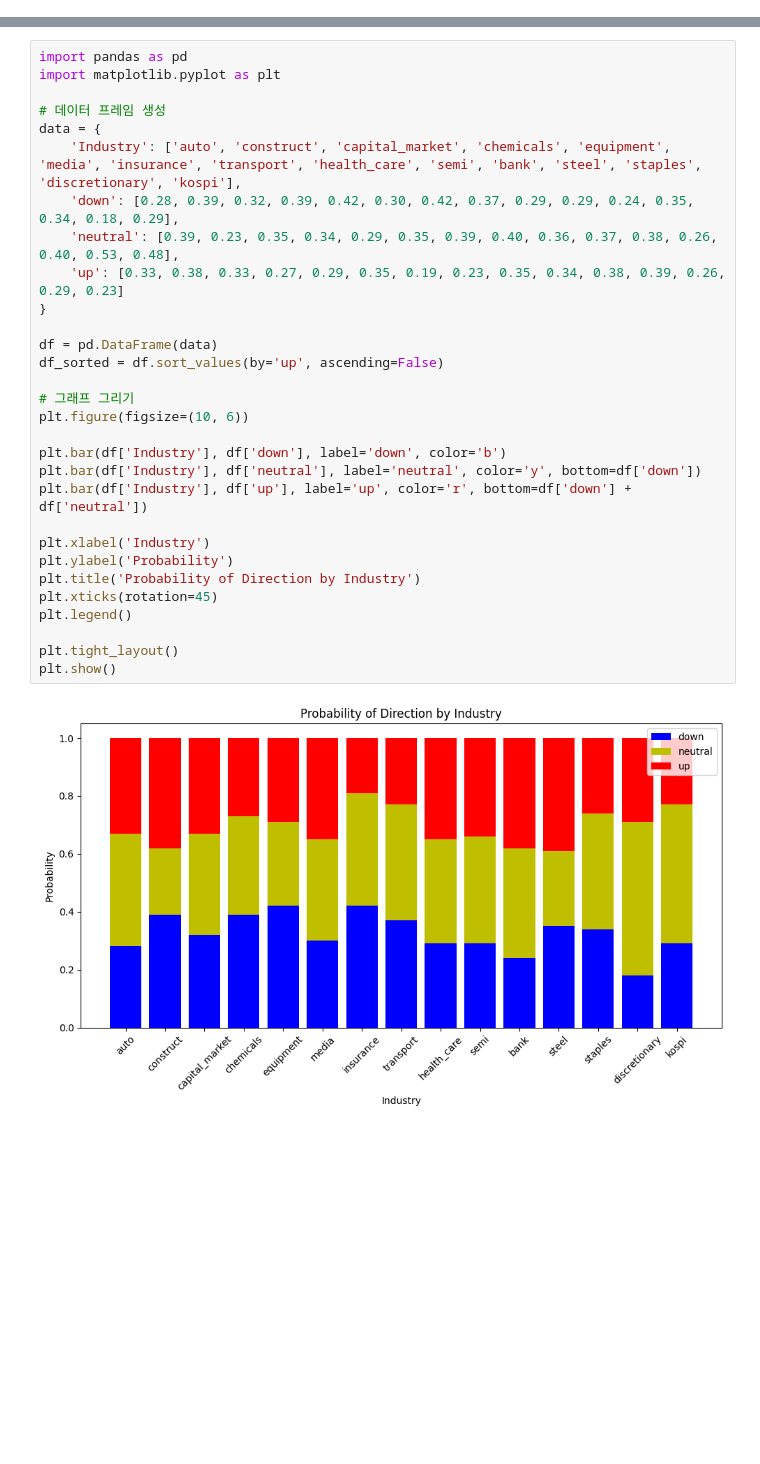
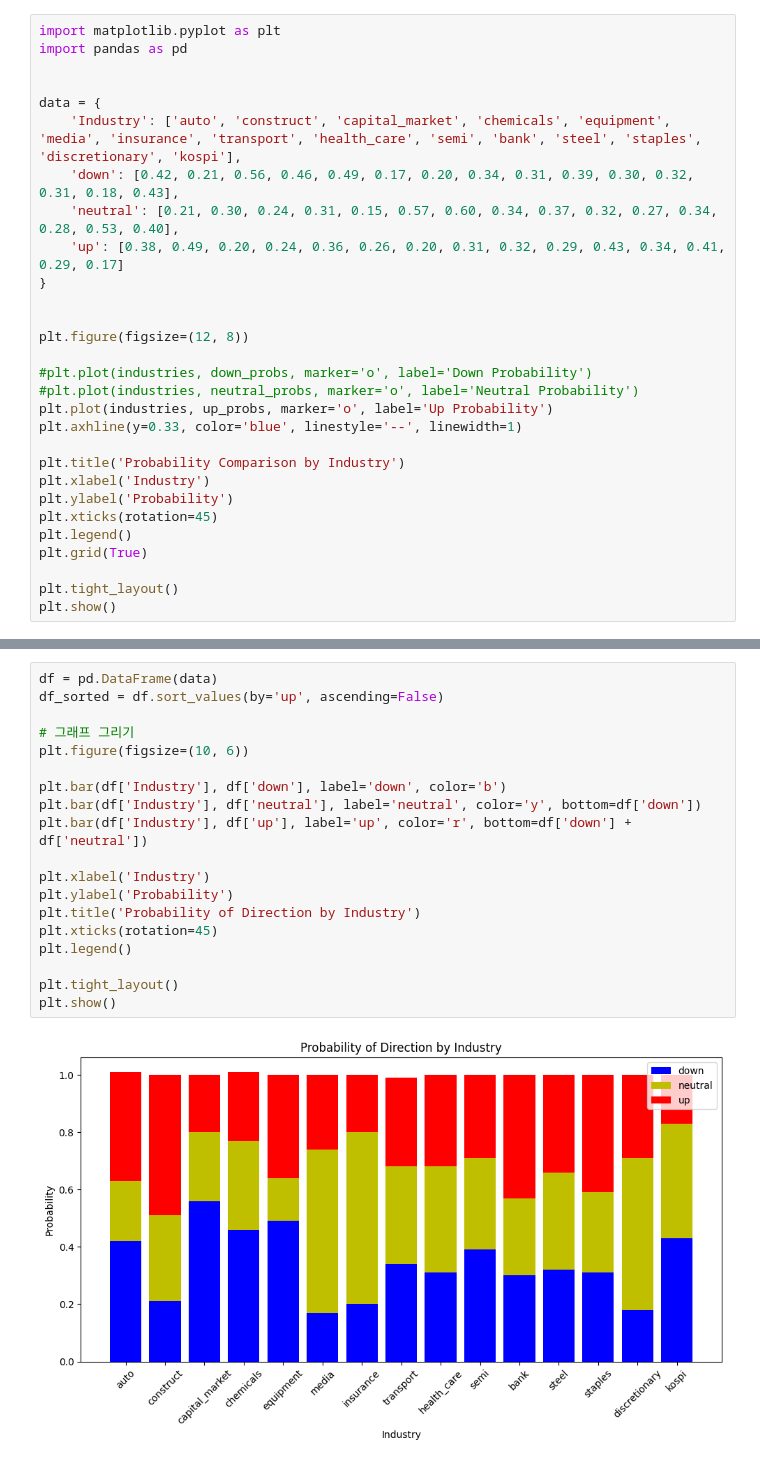
Before and after one commit to simpson000/sic_project_final, a Jupyter notebook: sic/final.ipynb, the cells around one changed output, grey strips where cells are left out. Drawn from its saved outputs; the diff is of its cells as text; blank space fills up the shorter version.

```diff
--- a/sic/final.ipynb
+++ b/sic/final.ipynb
@@ -54,0 +1,29 @@ plt.show()
+# %%
+import matplotlib.pyplot as plt
+import pandas as pd
+
+
+data = {
+    'Industry': ['auto', 'construct', 'capital_market', 'chemicals', 'equipment', 'media', 'insurance', 'transport', 'health_care', 'semi', 'bank', 'steel', 'staples', 'discretionary', 'kospi'],
+    'down': [0.42, 0.21, 0.56, 0.46, 0.49, 0.17, 0.20, 0.34, 0.31, 0.39, 0.30, 0.32, 0.31, 0.18, 0.43],
+    'neutral': [0.21, 0.30, 0.24, 0.31, 0.15, 0.57, 0.60, 0.34, 0.37, 0.32, 0.27, 0.34, 0.28, 0.53, 0.40],
+    'up': [0.38, 0.49, 0.20, 0.24, 0.36, 0.26, 0.20, 0.31, 0.32, 0.29, 0.43, 0.34, 0.41, 0.29, 0.17]
+}
+
+
+plt.figure(figsize=(12, 8))
+
+#plt.plot(industries, down_probs, marker='o', label='Down Probability')
+#plt.plot(industries, neutral_probs, marker='o', label='Neutral Probability')
+plt.plot(industries, up_probs, marker='o', label='Up Probability')
+plt.axhline(y=0.33, color='blue', linestyle='--', linewidth=1)
+
+plt.title('Probability Comparison by Industry')
+plt.xlabel('Industry')
+plt.ylabel('Probability')
+plt.xticks(rotation=45)
+plt.legend()
+plt.grid(True)
+
+plt.tight_layout()
+plt.show()
@@ -55,33 +32,22 @@ plt.show()
 # %%
-import pandas as pd
-import matplotlib.pyplot as plt
-
-# 데이터 프레임 생성
-data = {
-    'Industry': ['auto', 'construct', 'capital_market', 'chemicals', 'equipment', 'media', 'insurance', 'transport', 'health_care', 'semi', 'bank', 'steel', 'staples', 'discretionary', 'kospi'],
-    'down': [0.28, 0.39, 0.32, 0.39, 0.42, 0.30, 0.42, 0.37, 0.29, 0.29, 0.24, 0.35, 0.34, 0.18, 0.29],
-    'neutral': [0.39, 0.23, 0.35, 0.34, 0.29, 0.35, 0.39, 0.40, 0.36, 0.37, 0.38, 0.26, 0.40, 0.53, 0.48],
-    'up': [0.33, 0.38, 0.33, 0.27, 0.29, 0.35, 0.19, 0.23, 0.35, 0.34, 0.38, 0.39, 0.26, 0.29, 0.23]
-}
-
 df = pd.DataFrame(data)
 df_sorted = df.sort_values(by='up', ascending=False)
 
 # 그래프 그리기
 plt.figure(figsize=(10, 6))
 
 plt.bar(df['Industry'], df['down'], label='down', color='b')
 plt.bar(df['Industry'], df['neutral'], label='neutral', color='y', bottom=df['down'])
 plt.bar(df['Industry'], df['up'], label='up', color='r', bottom=df['down'] + df['neutral'])
 
 plt.xlabel('Industry')
 plt.ylabel('Probability')
 plt.title('Probability of Direction by Industry')
 plt.xticks(rotation=45)
 plt.legend()
 
 plt.tight_layout()
 plt.show()
 # %% [output]
-[figure, old version]
+[figure, new version]
 # %%
```
Also changed, not shown: parts of 6 cells of this notebook, 33 other files.
